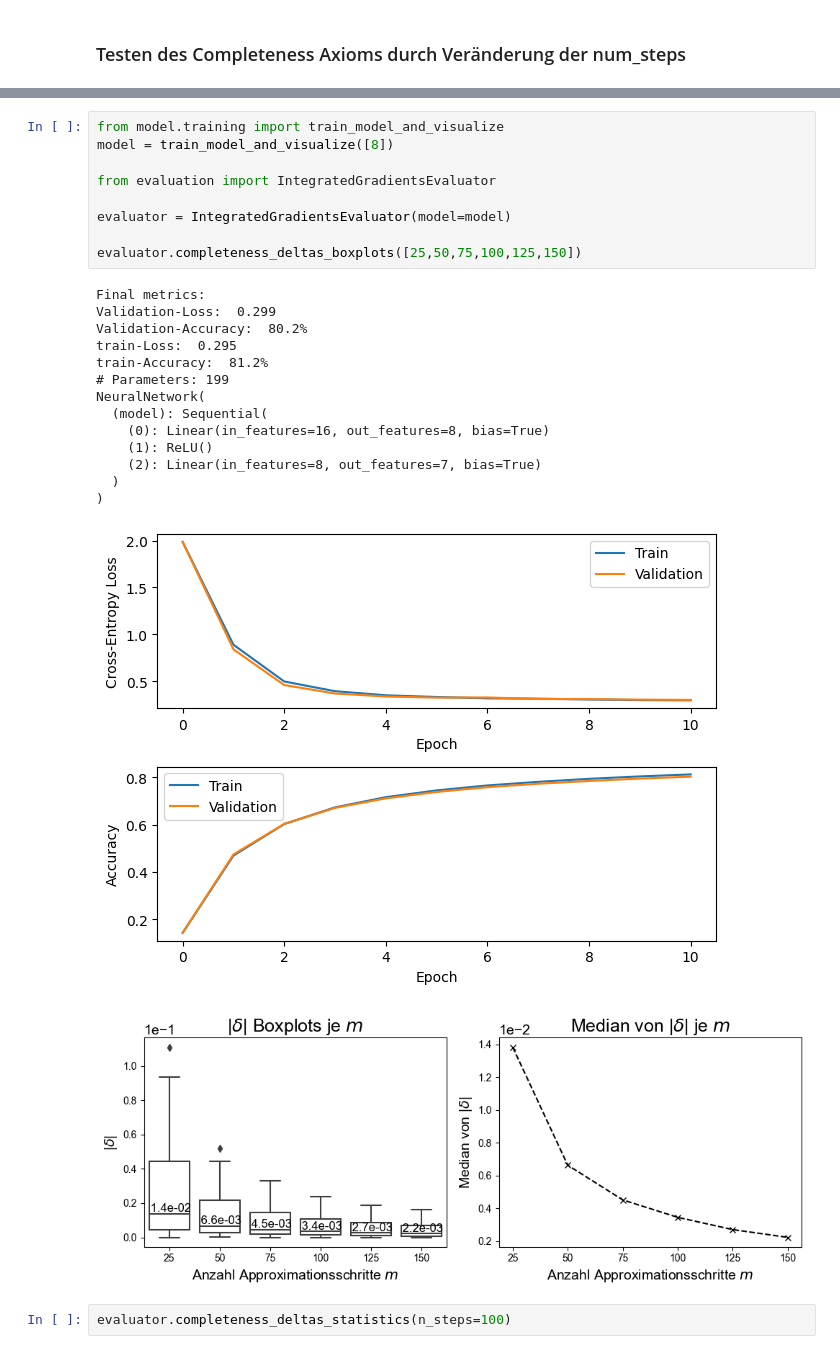
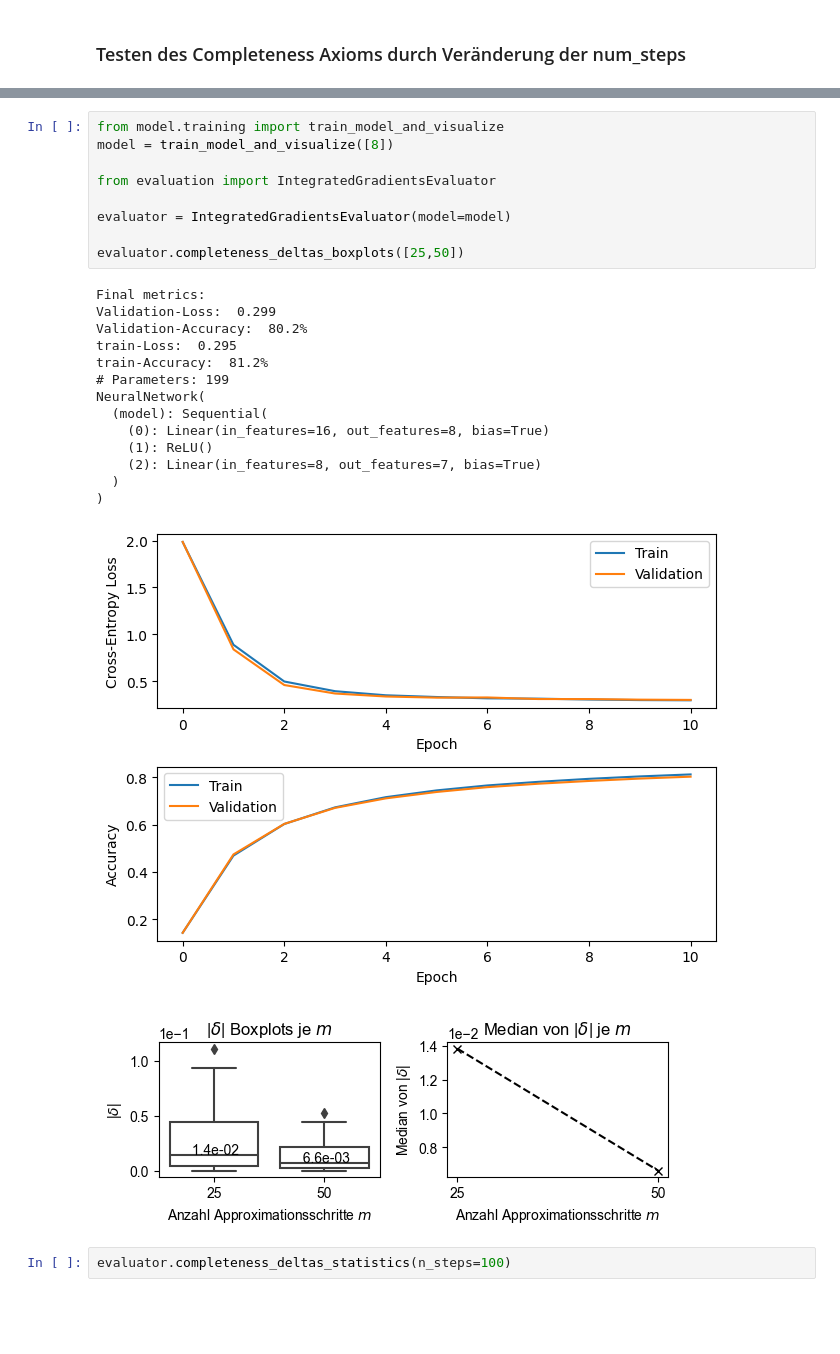
Before and after one commit to surajk222/Project_Group_Attribution_Method, a Jupyter notebook: integrated_gradients_exploration.ipynb, the cells around one changed output, grey strips where cells are left out. Saved outputs shown, nothing was run; the diff lists cells and outputs as text; blank space fills up the shorter version.

Commit message:
visualizitations

```diff
--- a/integrated_gradients_exploration.ipynb
+++ b/integrated_gradients_exploration.ipynb
@@ -66,28 +79,28 @@ KeyboardInterrupt:
 # %%
 from model.training import train_model_and_visualize
 model = train_model_and_visualize([8])
 
 from evaluation import IntegratedGradientsEvaluator
 
 evaluator = IntegratedGradientsEvaluator(model=model)
 
-evaluator.completeness_deltas_boxplots([25,50,75,100,125,150])
+evaluator.completeness_deltas_boxplots([25,50])
 # %% [output]
 Final metrics:
 Validation-Loss:  0.299
 Validation-Accuracy:  80.2%
 train-Loss:  0.295
 train-Accuracy:  81.2%
 # Parameters: 199
 NeuralNetwork(
   (model): Sequential(
     (0): Linear(in_features=16, out_features=8, bias=True)
     (1): ReLU()
     (2): Linear(in_features=8, out_features=7, bias=True)
   )
 )
 [figure]
-[figure, old version]
+[figure, new version]
 # %%
 evaluator.completeness_deltas_statistics(n_steps=100)
 # %% [output]
```
Also changed, not shown: parts of 4 cells of this notebook, 5 other files.
